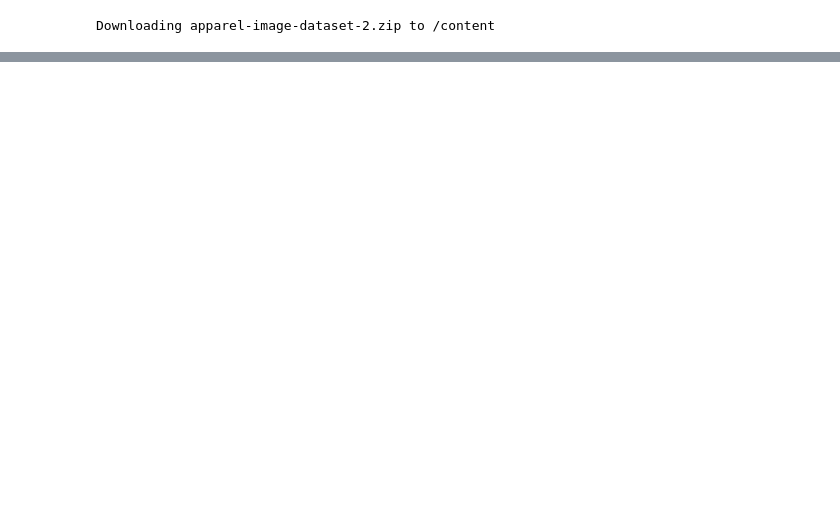
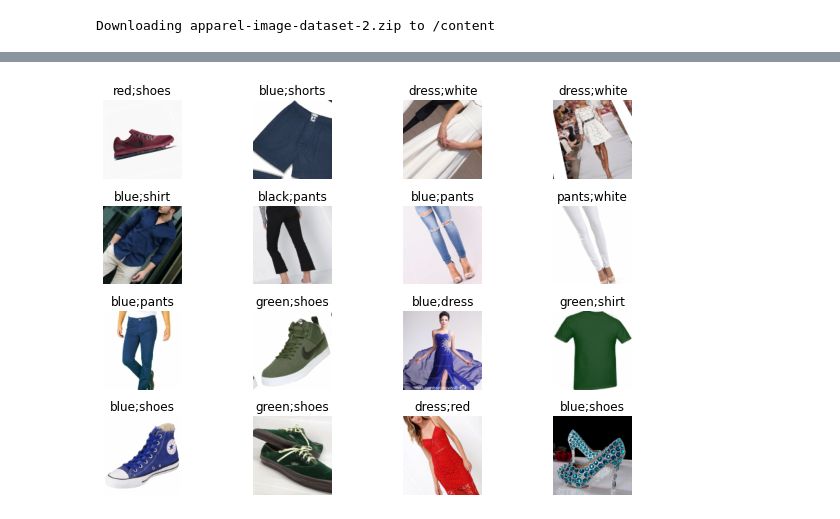
Before and after one commit to alejandraberbesi/apparel_image, a Jupyter notebook: src/apparel_image.ipynb, the cells around one changed output, grey strips where cells are left out. Drawn from its saved outputs; the diff is of its cells as text; code cells hidden in the pictures; blank space fills up the shorter version.

```diff
--- a/src/apparel_image.ipynb
+++ b/src/apparel_image.ipynb
@@ -70,0 +40,12 @@ val_set
+# %%
+#transforming labels and images strings
+df=df.replace(1.0, pd.Series(df.columns, df.columns))
+df=df.replace(0.0,'')
+df['labels'] = df.iloc[:,1:12].apply(lambda row:' '.join(row.values.astype(str)), axis=1)
+df['labels'] = df['labels'].replace('\s+', ' ', regex=True) #spaces between words
+df['labels'] = df['labels'].replace('^\s', '', regex=True) #initial space
+df['labels'] = df['labels'].replace('\s$', '', regex=True) #final space
+df['image'] = df['image'].replace('^./', '', regex=True)
+df['image']=df['image'].replace(r'\\', '/', regex=True)
+# %%
+df=df.drop(df.iloc[:,1:12], axis = 1)
@@ -70,0 +69,10 @@ val_set
+# %%
+tfms = get_transforms(max_rotate=50,max_zoom=1)
+# %%
+np.random.seed(100)
+data = (ImageList.from_df(df=df,path='/content',cols=0) #where are the images
+       .split_by_idx(list(range(5578,11385)))
+       .label_from_df(cols=1,label_delim=' ') #to split labels
+       .transform(tfms, size=128)
+       .databunch()
+       .normalize(imagenet_stats)) # to normalize the dataset based on the stats of the RGB channels from the ImageNet dataset
@@ -70,0 +99,4 @@ val_set
+# %%
+data.show_batch(rows=4, figsize=(9,6))
+# %% [output]
+[figure, added]
```
Also changed, not shown: parts of 18 cells of this notebook.
